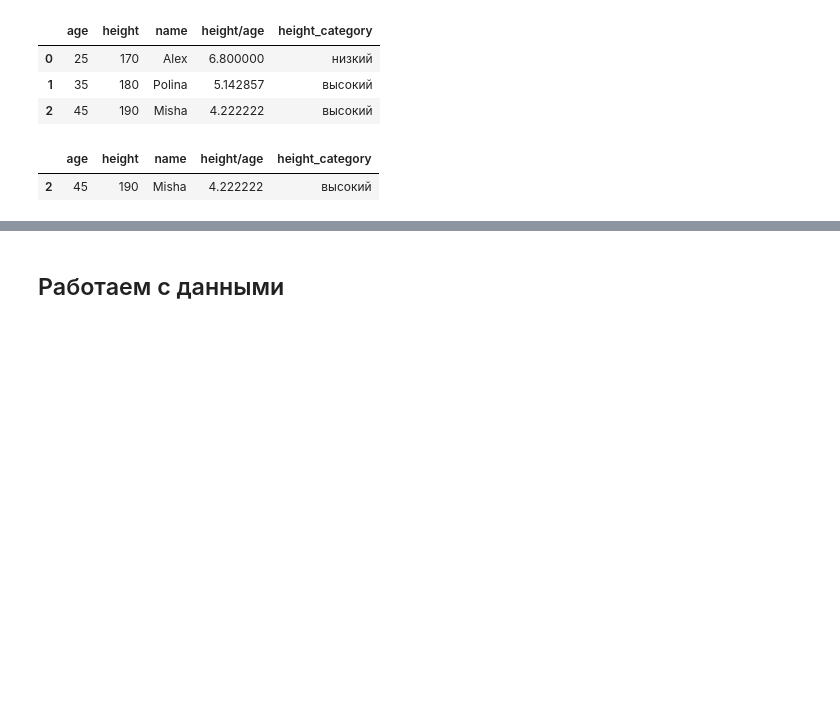
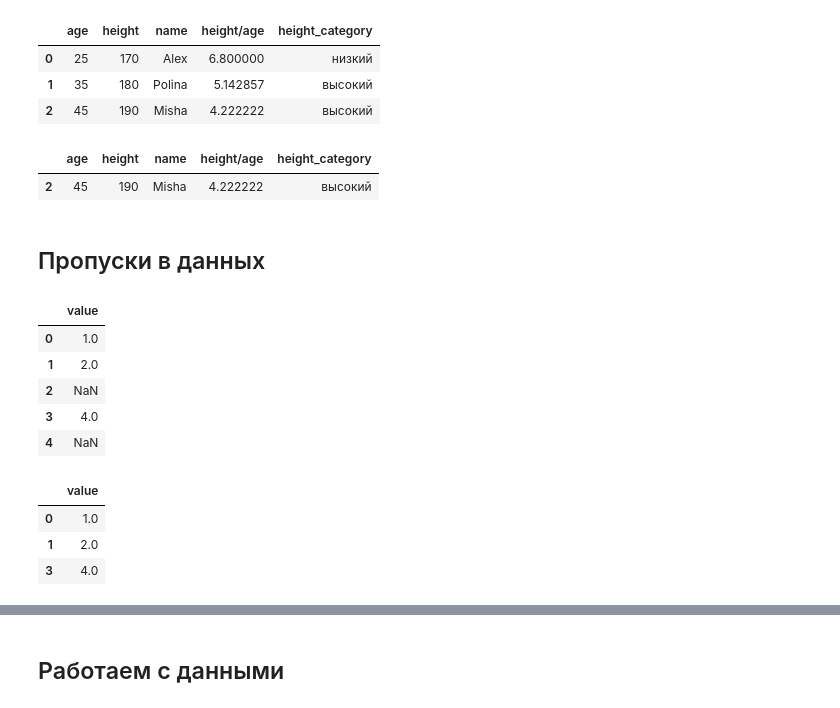
Before and after one commit to svkov/ml-course-brunoyam, a Jupyter notebook: 02-pandas-numpy-mpl.ipynb, the cells around one changed output, grey strips where cells are left out. Saved outputs shown, nothing was run; the diff lists cells and outputs as text; code cells hidden in the pictures; blank space fills up the shorter version.

```diff
--- a/02-pandas-numpy-mpl.ipynb
+++ b/02-pandas-numpy-mpl.ipynb
@@ -415,3 +415,23 @@ df[(df['height_category'] == "высокий") & (df['age'] > 40)]
 # %% [output]
 |  | age | height | name | height/age | height_category |
 | 2 | 45 | 190 | Misha | 4.222222 | высокий |
+# %% [markdown]
+## Пропуски в данных
+# %%
+values = [1, 2, None, 4, None]
+df = pd.DataFrame(values, columns=["value"])
+df
+# %% [output]
+|  | value |
+| 0 | 1.0 |
+| 1 | 2.0 |
+| 2 | NaN |
+| 3 | 4.0 |
+| 4 | NaN |
+# %%
+df.dropna()
+# %% [output]
+|  | value |
+| 0 | 1.0 |
+| 1 | 2.0 |
+| 3 | 4.0 |
```
Also changed, not shown: parts of 10 cells of this notebook.
